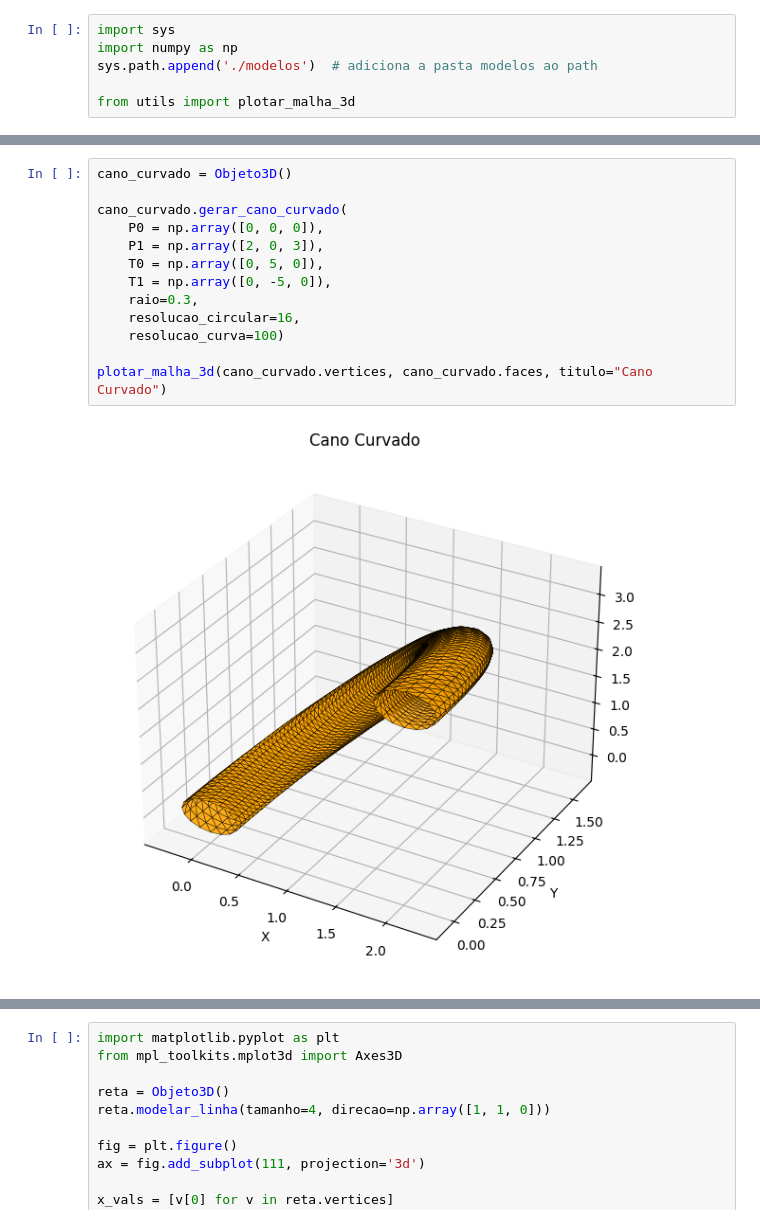
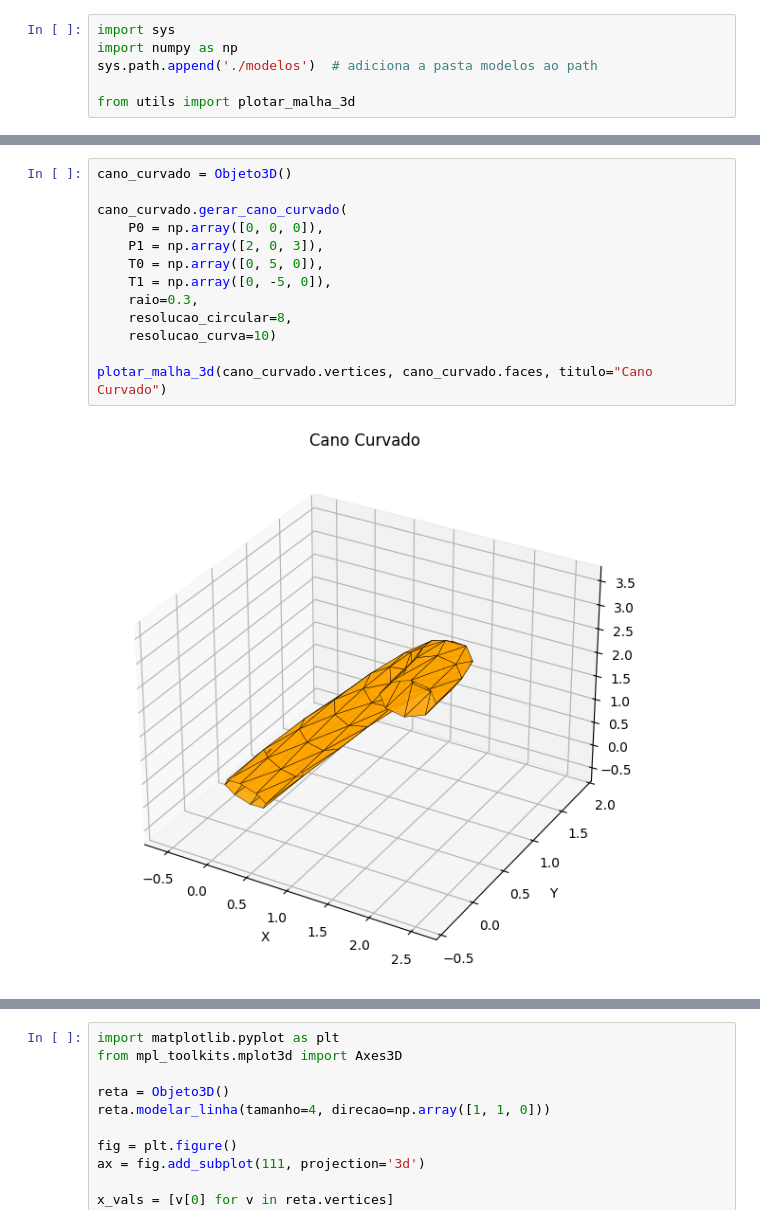
Before and after one commit to MabiuMoura/computa-o-grafica, a Jupyter notebook: main_scene.ipynb, the cells around one changed output, grey strips where cells are left out. Cells and saved outputs as stored; diff of their text form.

```diff
--- a/main_scene.ipynb
+++ b/main_scene.ipynb
@@ -35,18 +37,18 @@ plotar_malha_3d(cano_reto.vertices, cano_reto.faces, titulo="Cano Reto")
 # %%
 cano_curvado = Objeto3D()
 
 cano_curvado.gerar_cano_curvado(
     P0 = np.array([0, 0, 0]),
     P1 = np.array([2, 0, 3]),
     T0 = np.array([0, 5, 0]),
     T1 = np.array([0, -5, 0]),
     raio=0.3,
-    resolucao_circular=16,
-    resolucao_curva=100)
+    resolucao_circular=8,
+    resolucao_curva=10)
 
 plotar_malha_3d(cano_curvado.vertices, cano_curvado.faces, titulo="Cano Curvado")
 # %% [output]
-[figure, old version]
+[figure, new version]
 # %%
 cilindro = Objeto3D()
 cilindro.modelar_cilindro(raio=2.0, altura=7.0, resolucao=16)
```
Also changed, not shown: parts of 9 cells of this notebook, 7 other files.
